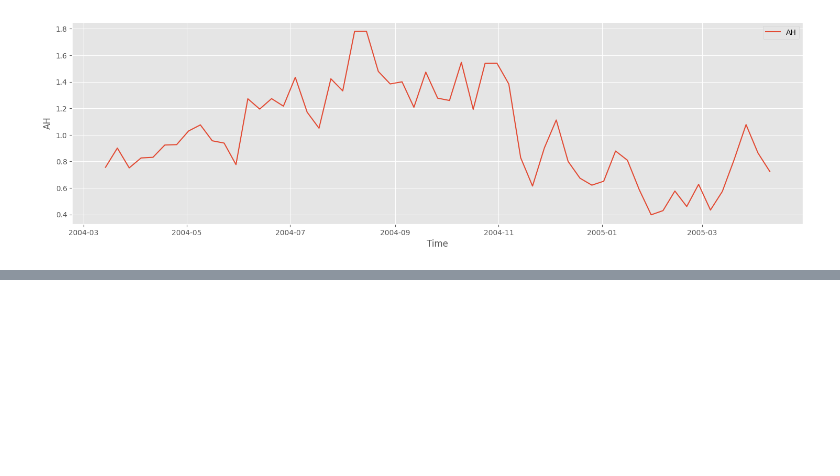
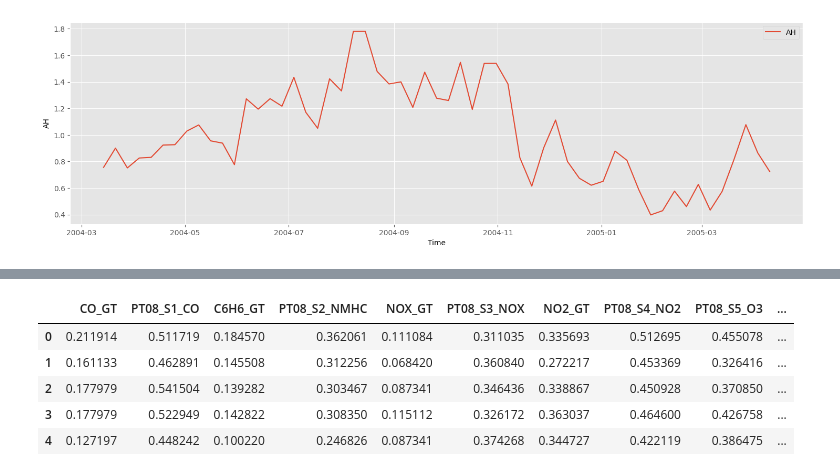
Before and after one commit to Julio-Mendez/Calidad_Aire, a Jupyter notebook: CalidadAire_2023.ipynb, the cells around one changed output, grey strips where cells are left out. Saved outputs shown, nothing was run; the diff lists cells and outputs as text; code cells hidden in the pictures; blank space fills up the shorter version.

```diff
--- a/CalidadAire_2023.ipynb
+++ b/CalidadAire_2023.ipynb
@@ -818,0 +882,9 @@ from datetime import datetime
+# %%
+df.head()
+# %% [output]
+|  | CO_GT | PT08_S1_CO | C6H6_GT | PT08_S2_NMHC | NOX_GT | PT08_S3_NOX | NO2_GT | PT08_S4_NO2 | PT08_S5_O3 | ... |
+| 0 | 0.211914 | 0.511719 | 0.184570 | 0.362061 | 0.111084 | 0.311035 | 0.335693 | 0.512695 | 0.455078 | ... |
+| 1 | 0.161133 | 0.462891 | 0.145508 | 0.312256 | 0.068420 | 0.360840 | 0.272217 | 0.453369 | 0.326416 | ... |
+| 2 | 0.177979 | 0.541504 | 0.139282 | 0.303467 | 0.087341 | 0.346436 | 0.338867 | 0.450928 | 0.370850 | ... |
+| 3 | 0.177979 | 0.522949 | 0.142822 | 0.308350 | 0.115112 | 0.326172 | 0.363037 | 0.464600 | 0.426758 | ... |
+| 4 | 0.127197 | 0.448242 | 0.100220 | 0.246826 | 0.087341 | 0.374268 | 0.344727 | 0.422119 | 0.386475 | ... |
```
Also changed, not shown: parts of 16 cells of this notebook.
